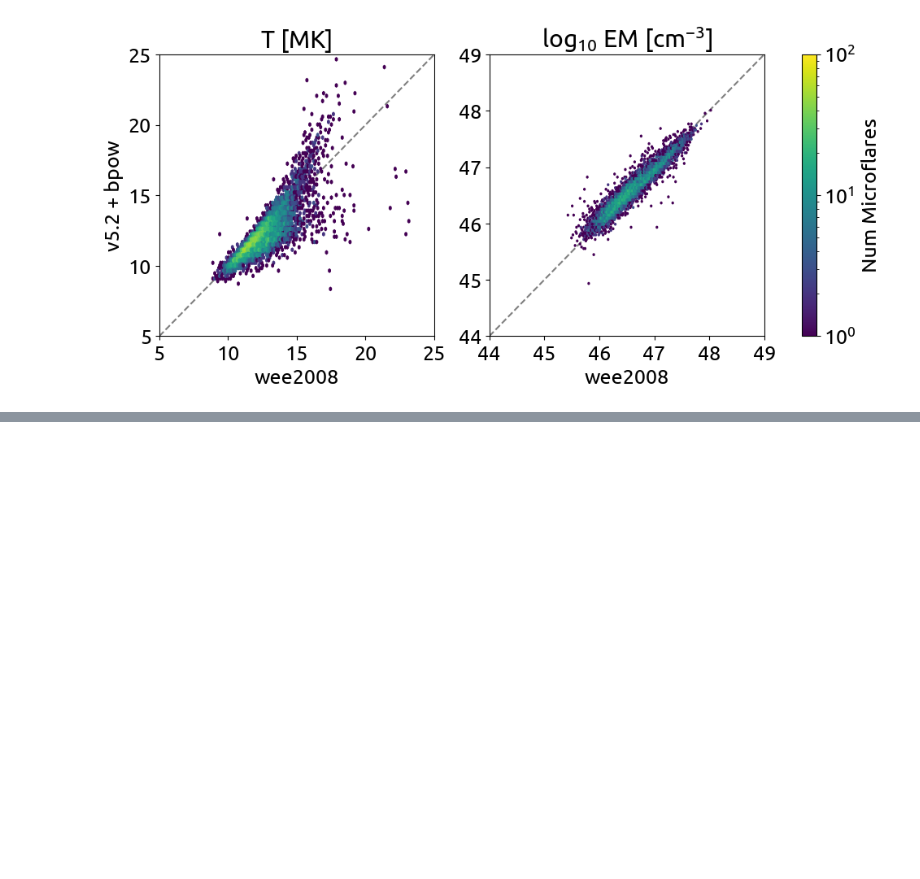
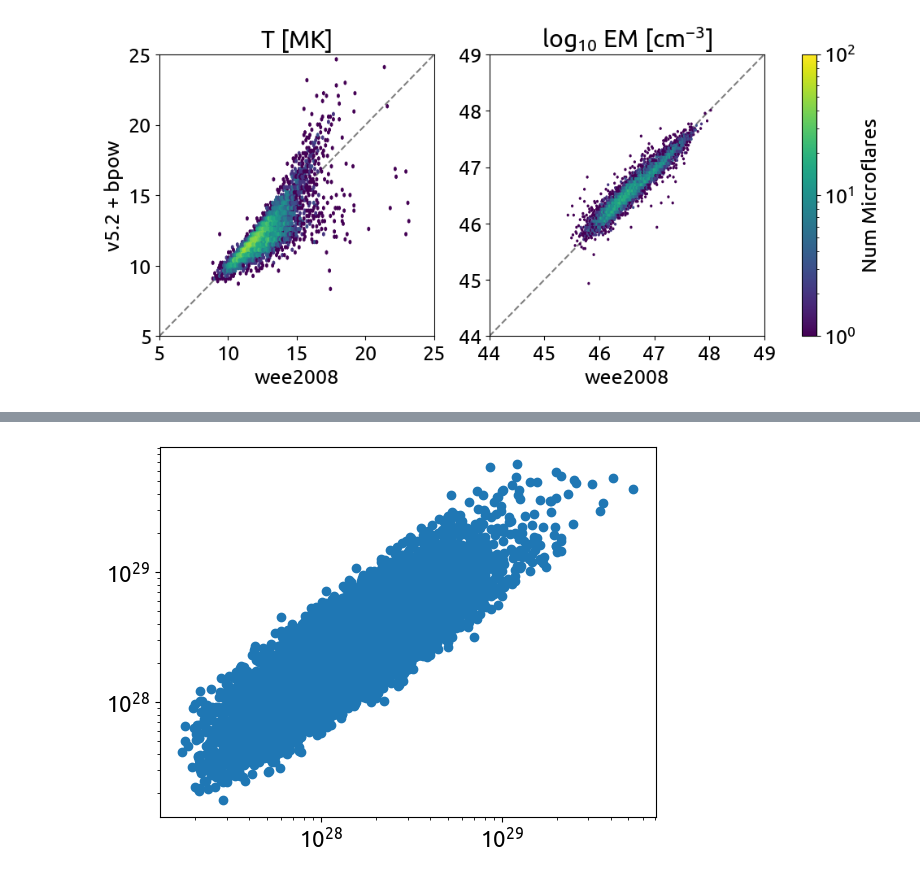
Before and after one commit to ianan/wee_2024, a Jupyter notebook: compare_freqdist.ipynb, the cells around one changed output, grey strips where cells are left out. Cells and saved outputs as stored; diff of their text form; code cells hidden in the pictures; blank space fills up the shorter version.

```diff
--- a/compare_freqdist.ipynb
+++ b/compare_freqdist.ipynb
@@ -139,3 +196,10 @@ fhnt_b05=hnt_b05/(ewidt*factor)
+# %%
+plt.scatter(wt[idgsgdth],wt_b05[idgsgdth])
+plt.yscale('log')
+plt.xscale('log')
+plt.show()
+# %% [output]
+[figure, added]
 # %%
 htmid=np.array([1.1947469e27,1.6600975e27,2.3066995e27,3.2051445e27,4.4535393e27,\
                 6.1881766e27,8.5984329e27,1.1947469e28,1.6600976e28,2.3066994e28,\
```
Also changed, not shown: parts of 7 cells of this notebook, 7 other files.
